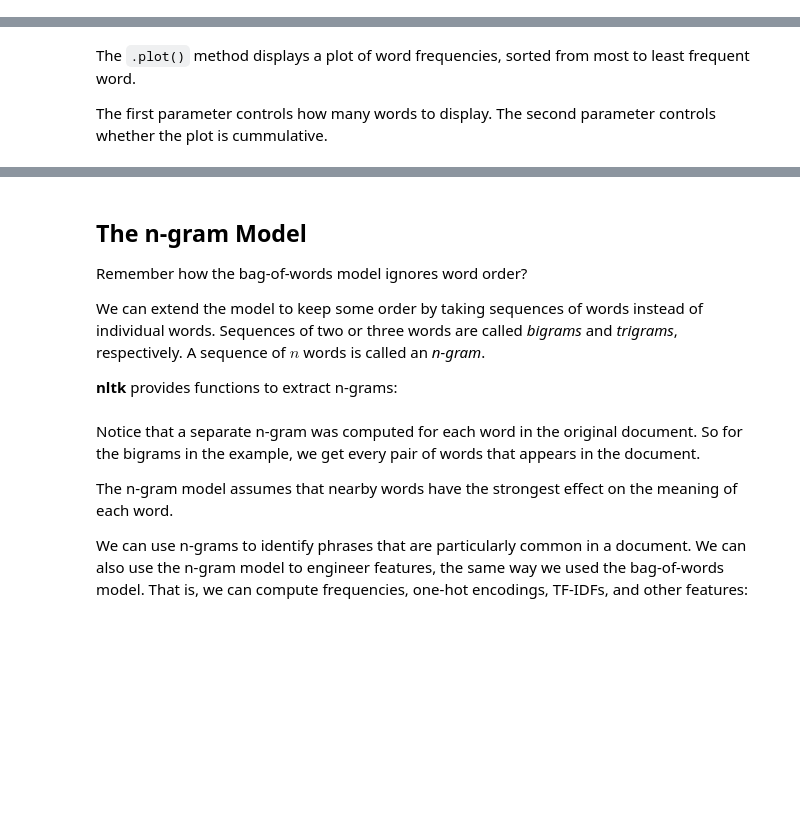
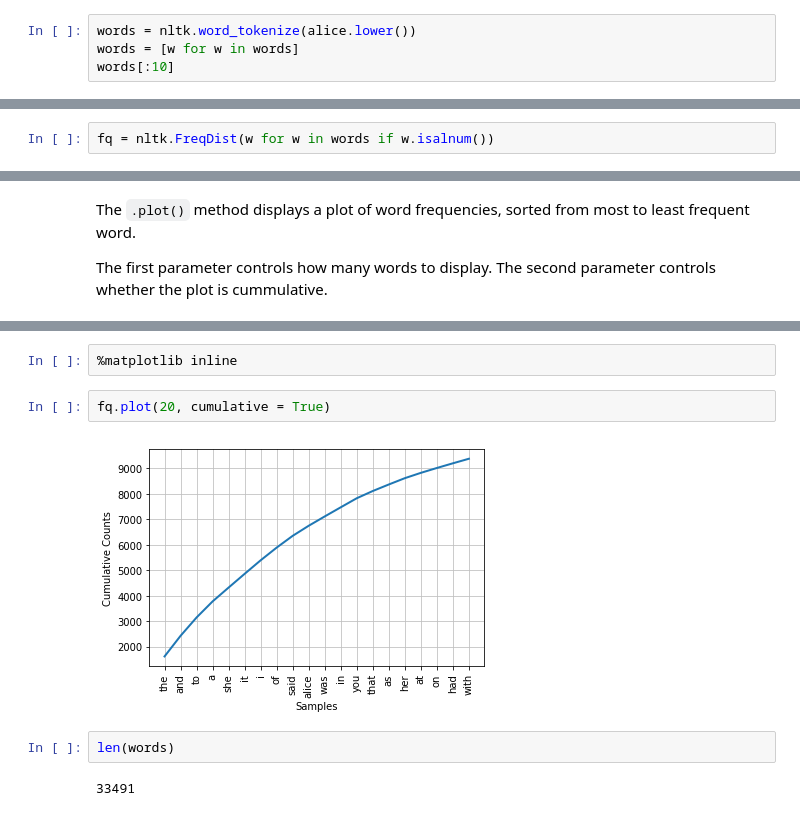
Before and after one commit to 2019-winter-ucdavis-sta141b/notes, a Jupyter notebook: lecture/02.14/notes.ipynb, the cells around one changed output, grey strips where cells are left out. Cells and saved outputs as stored; diff of their text form; blank space fills up the shorter version.

```diff
--- a/lecture/02.14/notes.ipynb
+++ b/lecture/02.14/notes.ipynb
@@ -155,3 +475,7 @@ nltk.download("stopwords")
 A simple way to explore a document is by looking at frequency distributions for tokens.
 
 You can use the `FreqDist()` function to construct a frequency distributions from a list of tokens.
+# %%
+words = nltk.word_tokenize(alice.lower())
+words = [w for w in words]
+words[:10]
@@ -158,3 +493,5 @@ You can use the `FreqDist()` function to construct a frequency distributions fro
+# %%
+fq = nltk.FreqDist(w for w in words if w.isalnum())
 # %% [markdown]
 Frequency distribution objects have a few methods to provide summary information.
 
@@ -249,14 +545,10 @@ The `TfidfVectorizer()` function already divides the returned tf-idf vectors by
-# %% [markdown]
-## The n-gram Model
-
-Remember how the bag-of-words model ignores word order?
-
-We can extend the model to keep some order by taking sequences of words instead of individual words. Sequences of two or three words are called _bigrams_ and _trigrams_, respectively. A sequence of $n$ words is called an _n-gram_.
-
-__nltk__ provides functions to extract n-grams:
-# %% [markdown]
-Notice that a separate n-gram was computed for each word in the original document. So for the bigrams in the example, we get every pair of words that appears in the document.
-
-The n-gram model assumes that nearby words have the strongest effect on the meaning of each word.
-
-We can use n-grams to identify phrases that are particularly common in a document. We can also use the n-gram model to engineer features, the same way we used the bag-of-words model. That is, we can compute frequencies, one-hot encodings, TF-IDFs, and other features:
+# %%
+%matplotlib inline
+# %%
+fq.plot(20, cumulative = True)
+# %% [output]
+[figure, added]
+# %%
+len(words)
+# %% [output]
+33491
```
Also changed, not shown: parts of 46 cells of this notebook.
